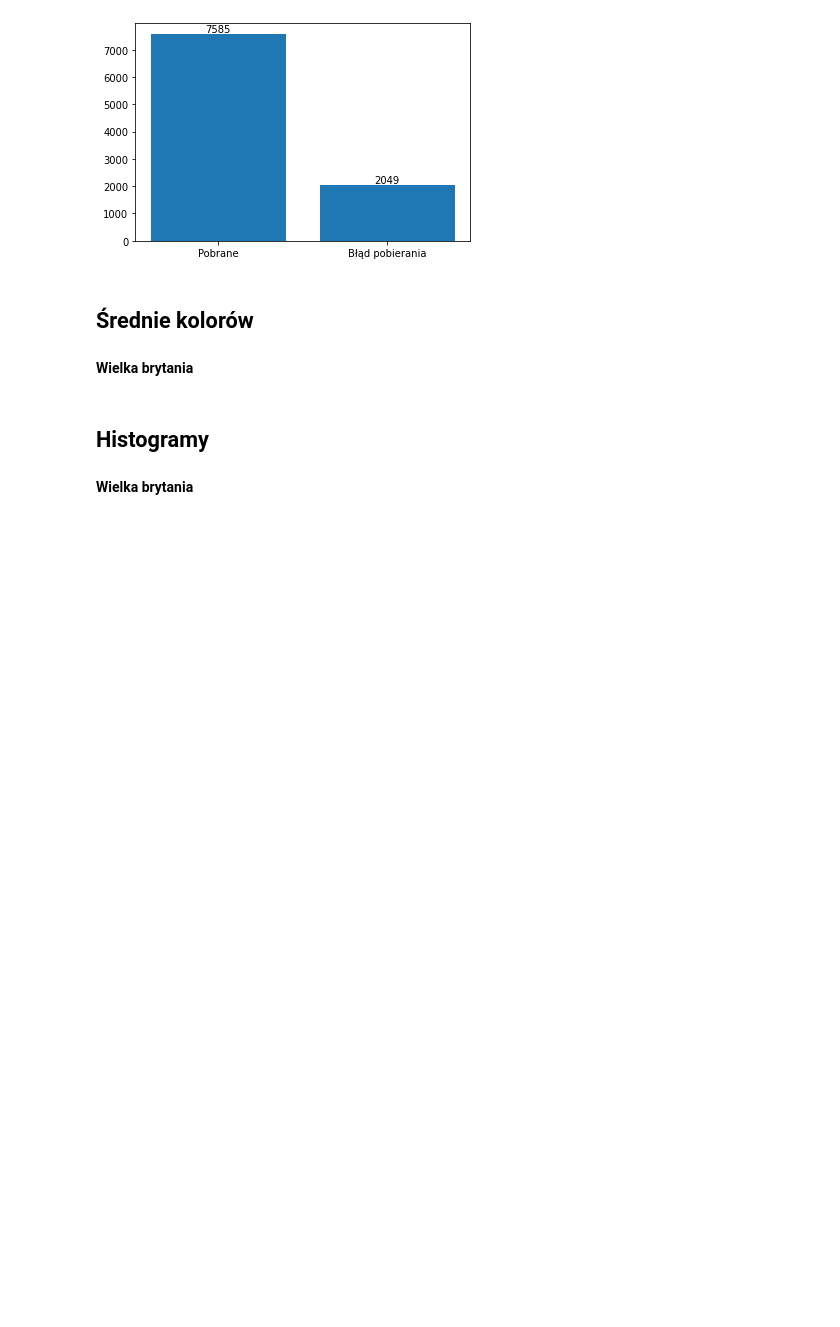
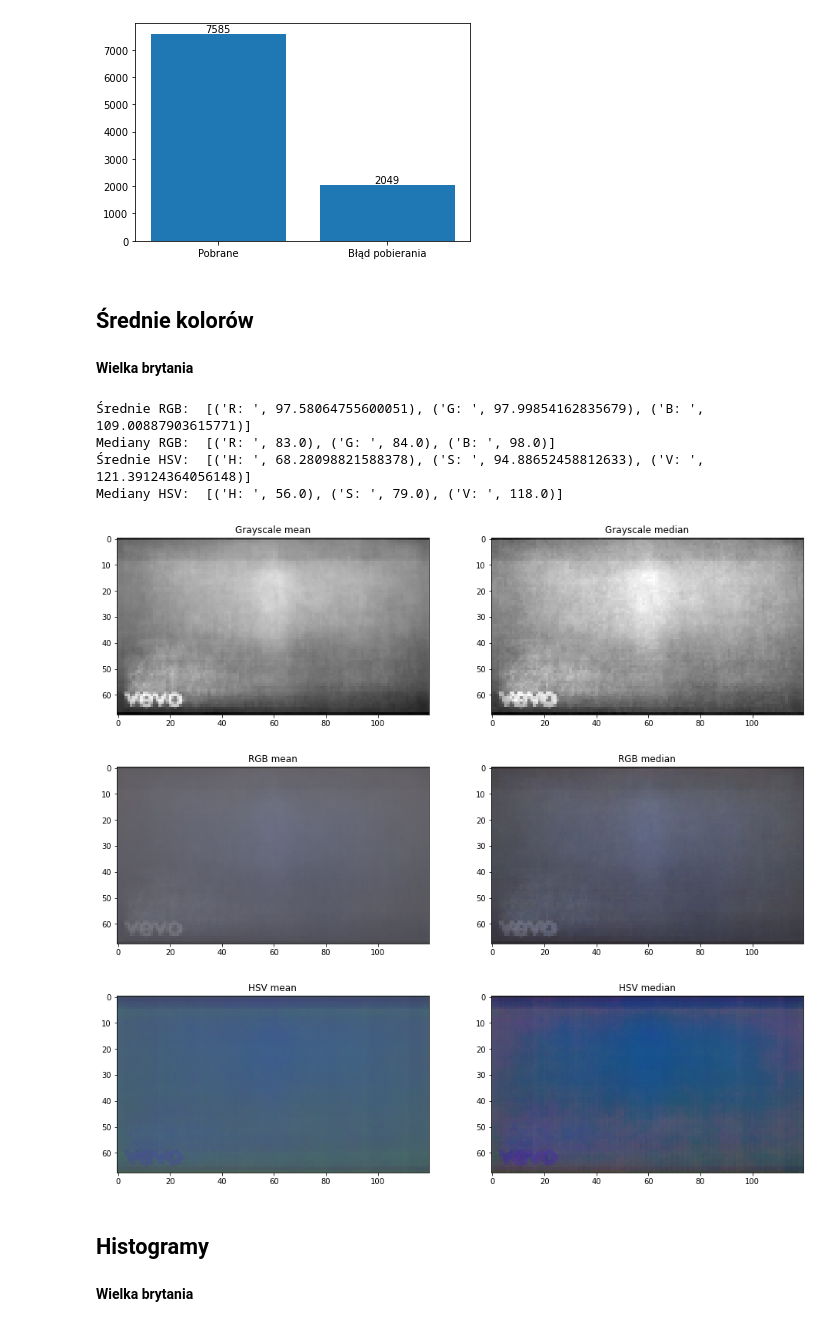
Before and after one commit to DominikKossinski/PED, a Jupyter notebook: PED_2.ipynb, the cells around one changed output. Drawn from its saved outputs; the diff is of its cells as text; code cells hidden in the pictures; blank space fills up the shorter version.

```diff
--- a/PED_2.ipynb
+++ b/PED_2.ipynb
@@ -289,10 +289,59 @@ def plot_two(plot1, t1, plot2, t2, cmap = 'viridis'):
     axs[1].imshow(plot2, cmap = cmap)
     axs[1].title.set_text(t2)
     plt.show()
+# %%
+def connect_channels(channels):
+    img_new = np.zeros((68,120,3),np.uint8)
+    img_new[:,:,0] = channels[0]
+    img_new[:,:,1] = channels[1]
+    img_new[:,:,2] = channels[2]
+    return img_new
 # %% [markdown]
 **Wielka brytania**
-# %%
-grays, colors, hsvs = calculate('gb','colors')
+# %%
+def col_analysis(d):
+    grays, colors, hsvs = calculate(d,'colors')
+
+    gray_mean = np.mean(grays, axis = 0)
+    gray_med = np.median(grays, axis = 0)
+
+    color = list(zip(*colors))
+    color_mean = [np.mean(x, axis = 0) for x in color]
+    color_median = [np.median(x, axis = 0) for x in color]
+
+    color_new = connect_channels(color_mean)
+    color_new2 = connect_channels(color_median)
+
+    hsv = list(zip(*hsvs))
+    hsv_mean = [np.mean(x, axis = 0) for x in hsv]
+    hsv_median = [np.median(x, axis = 0) for x in hsv]
+
+    hsv_new = connect_channels(hsv_mean)
+    hsv_new2 = connect_channels(hsv_median)
+
+    means = [np.mean(x) for x in color_mean]
+    print("Średnie RGB: ",list(zip(['R: ', 'G: ','B: '],means)))
+    medians = [np.median(x) for x in color_median]
+    print("Mediany RGB: ",list(zip(['R: ', 'G: ','B: '],medians)))
+
+    hmeans = [np.mean(x) for x in hsv_mean]
+    print("Średnie HSV: ",list(zip(['H: ', 'S: ','V: '],hmeans)))
+    hmedians = [np.median(x) for x in hsv_median]
+    print("Mediany HSV: ",list(zip(['H: ', 'S: ','V: '],hmedians)))
+
+    plot_two(gray_mean, 'Grayscale mean', gray_med, 'Grayscale median', 'gray')
+    plot_two(color_new, 'RGB mean', color_new2, 'RGB median')
+    plot_two(hsv_new, 'HSV mean', hsv_new2, 'HSV median')
+# %%
+col_analysis('gb')
+# %% [output]
+Średnie RGB:  [('R: ', 97.58064755600051), ('G: ', 97.99854162835679), ('B: ', 109.00887903615771)]
+Mediany RGB:  [('R: ', 83.0), ('G: ', 84.0), ('B: ', 98.0)]
+Średnie HSV:  [('H: ', 68.28098821588378), ('S: ', 94.88652458812633), ('V: ', 121.39124364056148)]
+Mediany HSV:  [('H: ', 56.0), ('S: ', 79.0), ('V: ', 118.0)]
+[figure, added]
+[figure, added]
+[figure, added]
 # %% [markdown]
 ## Histogramy
 # %%
```
Also changed, not shown: parts of 16 cells of this notebook.
